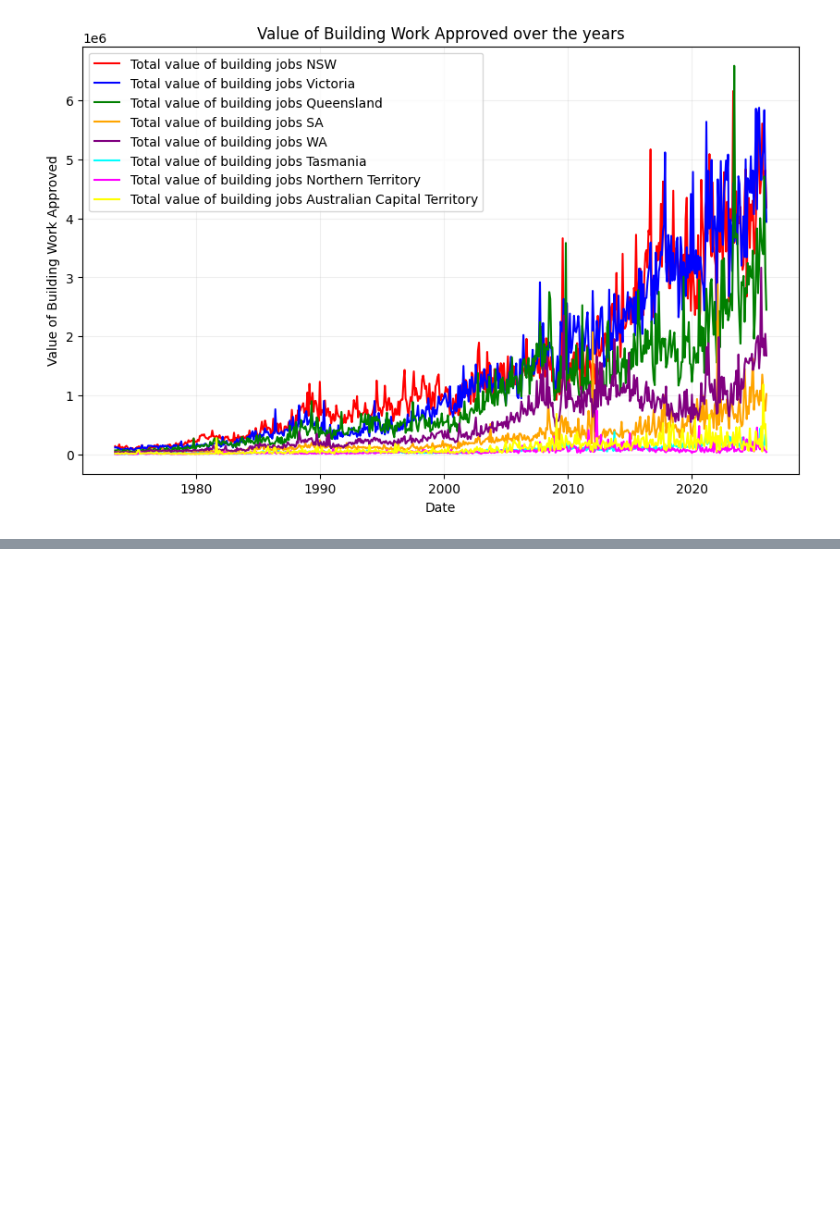
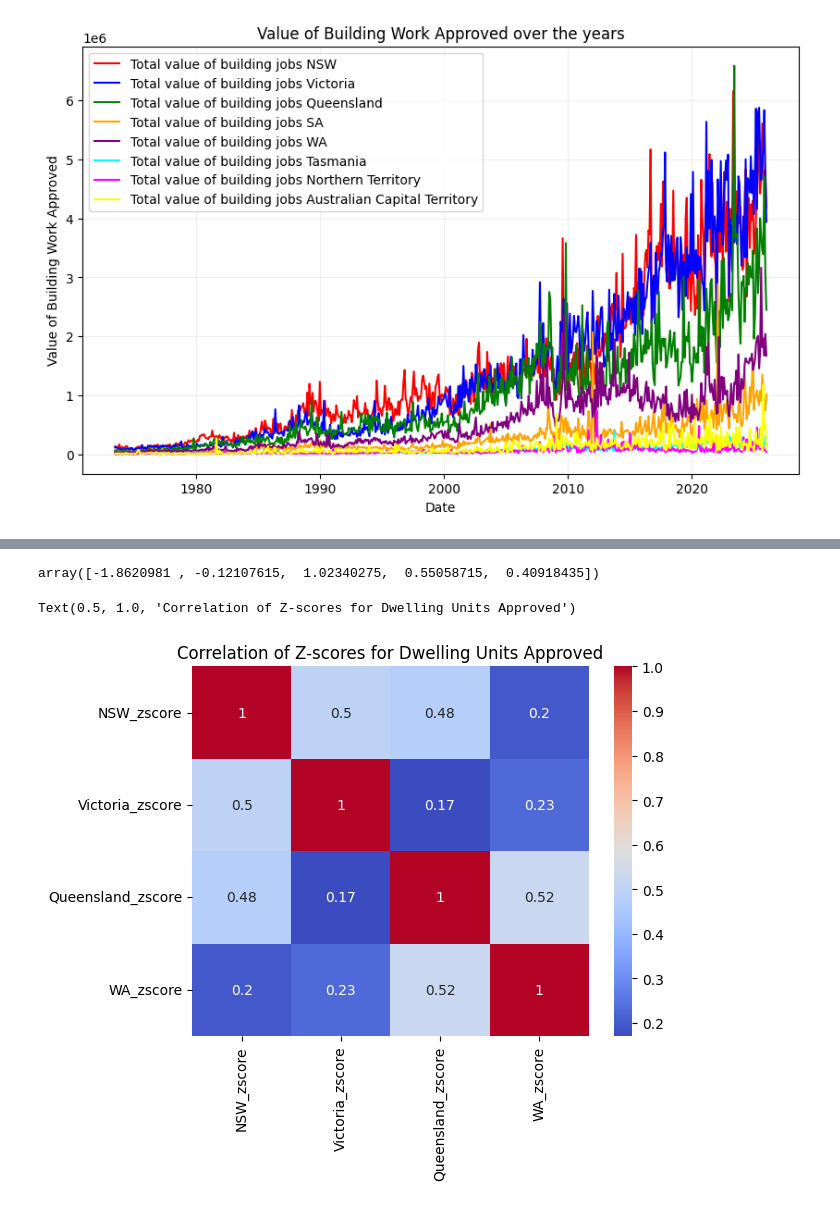
Before and after one commit to PRANIT0605/aus-housing-affordability, a Jupyter notebook: notebooks/dwellings-approved.ipynb, the cells around one changed output, grey strips where cells are left out. Cells and saved outputs as stored; diff of their text form; code cells hidden in the pictures; blank space fills up the shorter version.

```diff
--- a/notebooks/dwellings-approved.ipynb
+++ b/notebooks/dwellings-approved.ipynb
@@ -116,3 +116,19 @@ plt.grid(True, alpha=0.2)
 plt.show()
 # %% [output]
 [figure]
+# %%
+import pandas as pd
+from scipy.stats import zscore
+
+states = ['NSW', 'Victoria', 'Queensland', 'WA']
+
+for state in states:
+    col = f'Total number of dwelling units {state}'
+    df[f'{state}_zscore'] = zscore(df[col])
+
+# Detect spikes
+zscore_cols = [f'{s}_zscore' for s in states]
+spikes = df[(abs(df[zscore_cols]) > 2).any(axis=1)]
+
+print("Extreme approval spikes detected:")
+print(spikes[[f'Total number of dwelling units {s}' for s in states]])
@@ -118,0 +163,12 @@ plt.show()
+# %%
+zscore(df[col].iloc[0:5])
+# %% [output]
+array([-1.8620981 , -0.12107615,  1.02340275,  0.55058715,  0.40918435])
+# %%
+import seaborn as sns
+zscore_cols = [f'{state}_zscore' for state in states]
+sns.heatmap(df[zscore_cols].corr(), annot=True, cmap='coolwarm')
+plt.title('Correlation of Z-scores for Dwelling Units Approved')
+# %% [output]
+Text(0.5, 1.0, 'Correlation of Z-scores for Dwelling Units Approved')
+[figure, added]
```
Also changed, not shown: parts of 2 cells of this notebook, 8 other files.
